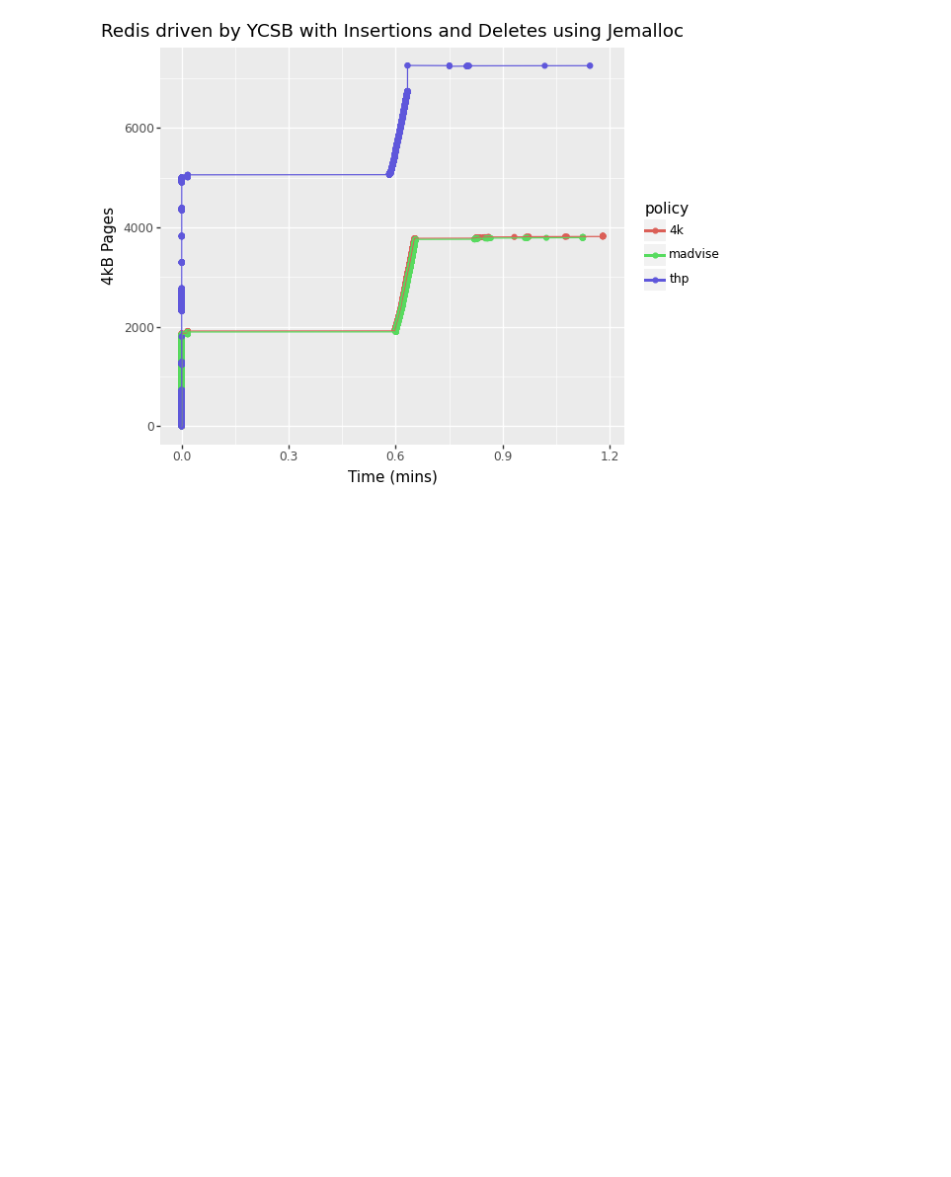
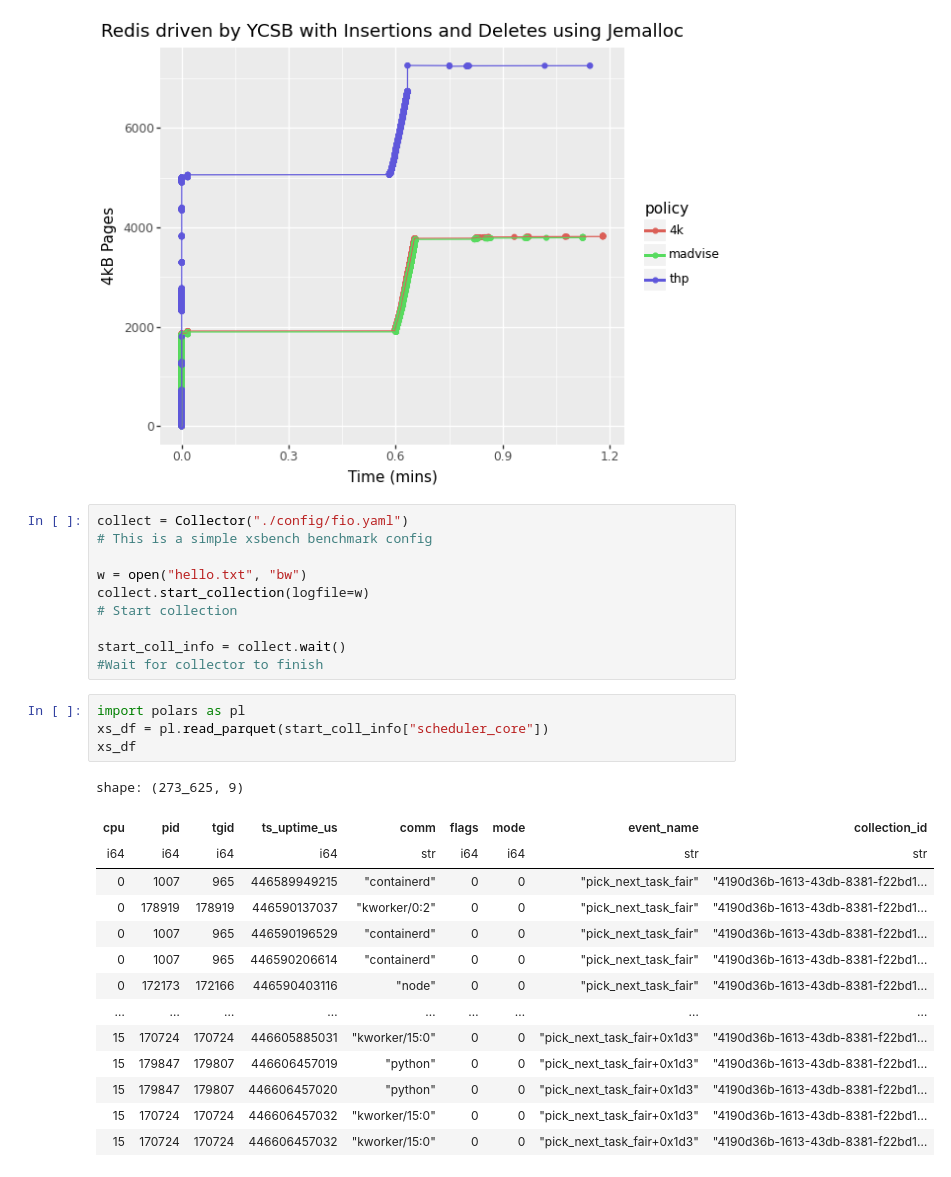
Before and after one commit to phillipduarte/KernMLOps, a Jupyter notebook: tutorial.ipynb, the cells around one changed output. Cells and saved outputs as stored; diff of their text form; blank space fills up the shorter version.

```diff
--- a/tutorial.ipynb
+++ b/tutorial.ipynb
@@ -396,3 +481,32 @@ shape: (1, 5)
 Image(filename="./deletes-redis.png")
 # %% [output]
 [figure]
+# %%
+collect = Collector("./config/fio.yaml")
+# This is a simple xsbench benchmark config
+
+w = open("hello.txt", "bw")
+collect.start_collection(logfile=w)
+# Start collection
+
+start_coll_info = collect.wait()
+#Wait for collector to finish
+# %%
+import polars as pl
+xs_df = pl.read_parquet(start_coll_info["scheduler_core"])
+xs_df
+# %% [output]
+shape: (273_625, 9)
+| cpu | pid | tgid | ts_uptime_us | comm | flags | mode | event_name | collection_id |
+| i64 | i64 | i64 | i64 | str | i64 | i64 | str | str |
+| 0 | 1007 | 965 | 446589949215 | "containerd" | 0 | 0 | "pick_next_task_fair" | "4190d36b-1613-43db-8381-f22bd1… |
+| 0 | 178919 | 178919 | 446590137037 | "kworker/0:2" | 0 | 0 | "pick_next_task_fair" | "4190d36b-1613-43db-8381-f22bd1… |
+| 0 | 1007 | 965 | 446590196529 | "containerd" | 0 | 0 | "pick_next_task_fair" | "4190d36b-1613-43db-8381-f22bd1… |
+| 0 | 1007 | 965 | 446590206614 | "containerd" | 0 | 0 | "pick_next_task_fair" | "4190d36b-1613-43db-8381-f22bd1… |
+| 0 | 172173 | 172166 | 446590403116 | "node" | 0 | 0 | "pick_next_task_fair" | "4190d36b-1613-43db-8381-f22bd1… |
+| … | … | … | … | … | … | … | … | … |
+| 15 | 170724 | 170724 | 446605885031 | "kworker/15:0" | 0 | 0 | "pick_next_task_fair+0x1d3" | "4190d36b-1613-43db-8381-f22bd1… |
+| 15 | 179847 | 179807 | 446606457019 | "python" | 0 | 0 | "pick_next_task_fair+0x1d3" | "4190d36b-1613-43db-8381-f22bd1… |
+| 15 | 179847 | 179807 | 446606457020 | "python" | 0 | 0 | "pick_next_task_fair+0x1d3" | "4190d36b-1613-43db-8381-f22bd1… |
+| 15 | 170724 | 170724 | 446606457032 | "kworker/15:0" | 0 | 0 | "pick_next_task_fair+0x1d3" | "4190d36b-1613-43db-8381-f22bd1… |
+| 15 | 170724 | 170724 | 446606457032 | "kworker/15:0" | 0 | 0 | "pick_next_task_fair+0x1d3" | "4190d36b-1613-43db-8381-f22bd1… |
```
Also changed, not shown: parts of 12 cells of this notebook, 4 other files.
